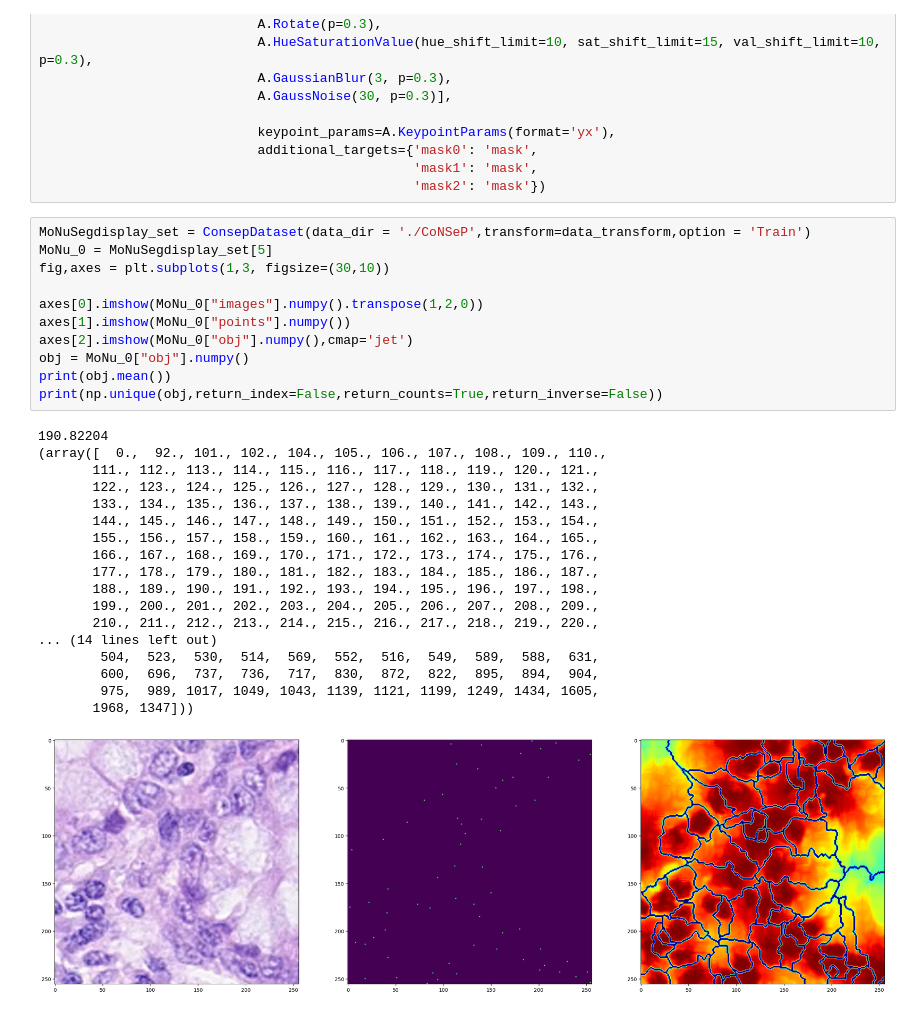
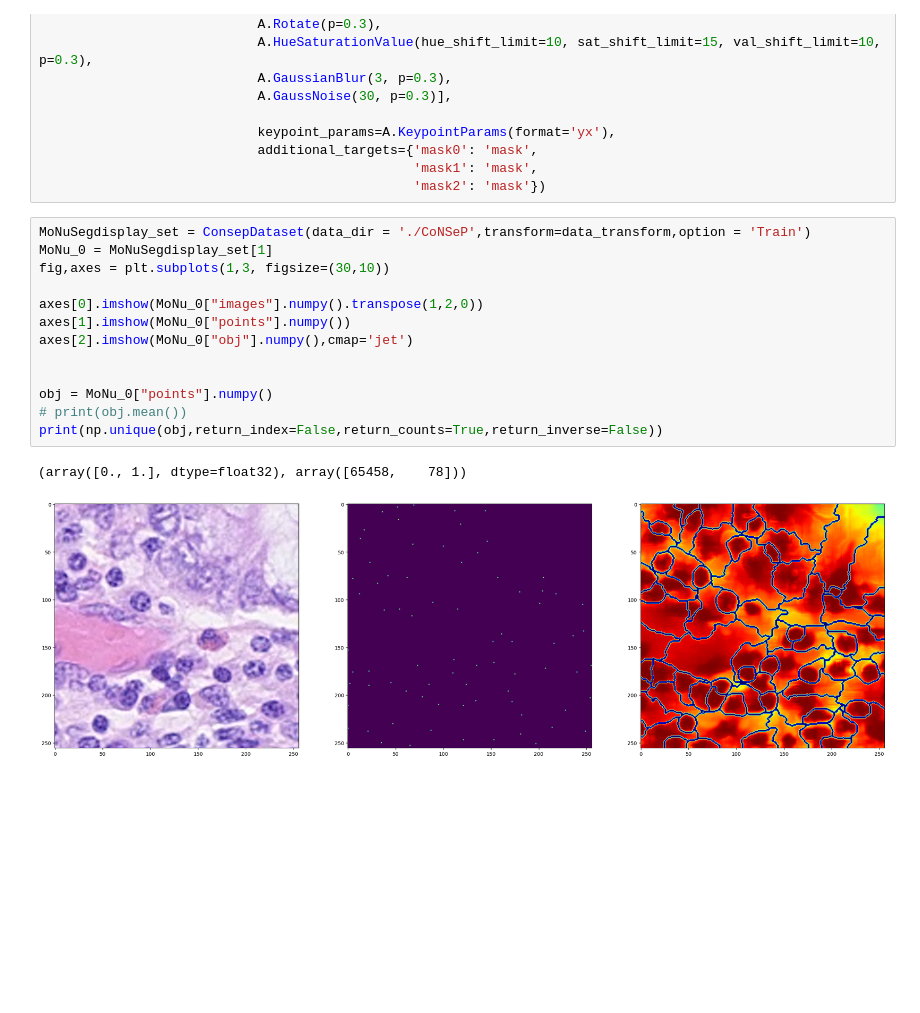
Before and after one commit to shinning0821/Point-Supervised-Segmentation, a Jupyter notebook: generate_obj.ipynb, the cells around one changed output. Saved outputs shown, nothing was run; the diff lists cells and outputs as text; blank space fills up the shorter version.

```diff
--- a/generate_obj.ipynb
+++ b/generate_obj.ipynb
@@ -154,31 +165,17 @@ data_transform = A.Compose([A.Flip(p=0.3),
                                                 'mask2': 'mask'})
 # %%
 MoNuSegdisplay_set = ConsepDataset(data_dir = './CoNSeP',transform=data_transform,option = 'Train')
-MoNu_0 = MoNuSegdisplay_set[5]
+MoNu_0 = MoNuSegdisplay_set[1]
 fig,axes = plt.subplots(1,3, figsize=(30,10))
 
 axes[0].imshow(MoNu_0["images"].numpy().transpose(1,2,0))
 axes[1].imshow(MoNu_0["points"].numpy())
 axes[2].imshow(MoNu_0["obj"].numpy(),cmap='jet')
-obj = MoNu_0["obj"].numpy()
-print(obj.mean())
+
+
+obj = MoNu_0["points"].numpy()
+# print(obj.mean())
 print(np.unique(obj,return_index=False,return_counts=True,return_inverse=False))
 # %% [output]
-190.82204
-(array([  0.,  92., 101., 102., 104., 105., 106., 107., 108., 109., 110.,
-       111., 112., 113., 114., 115., 116., 117., 118., 119., 120., 121.,
-       122., 123., 124., 125., 126., 127., 128., 129., 130., 131., 132.,
-       133., 134., 135., 136., 137., 138., 139., 140., 141., 142., 143.,
-       144., 145., 146., 147., 148., 149., 150., 151., 152., 153., 154.,
-       155., 156., 157., 158., 159., 160., 161., 162., 163., 164., 165.,
-       166., 167., 168., 169., 170., 171., 172., 173., 174., 175., 176.,
-       177., 178., 179., 180., 181., 182., 183., 184., 185., 186., 187.,
-       188., 189., 190., 191., 192., 193., 194., 195., 196., 197., 198.,
-       199., 200., 201., 202., 203., 204., 205., 206., 207., 208., 209.,
-       210., 211., 212., 213., 214., 215., 216., 217., 218., 219., 220.,
-... (14 lines left out)
-        504,  523,  530,  514,  569,  552,  516,  549,  589,  588,  631,
-        600,  696,  737,  736,  717,  830,  872,  822,  895,  894,  904,
-        975,  989, 1017, 1049, 1043, 1139, 1121, 1199, 1249, 1434, 1605,
-       1968, 1347]))
+(array([0., 1.], dtype=float32), array([65458,    78]))
-[figure, old version]
+[figure, new version]
```
Also changed, not shown: parts of 6 cells of this notebook, 7 other files.
